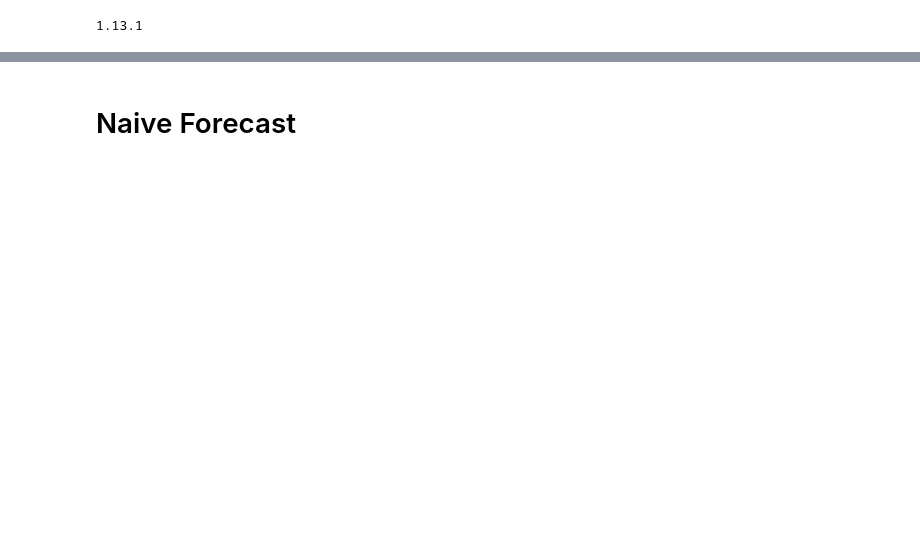
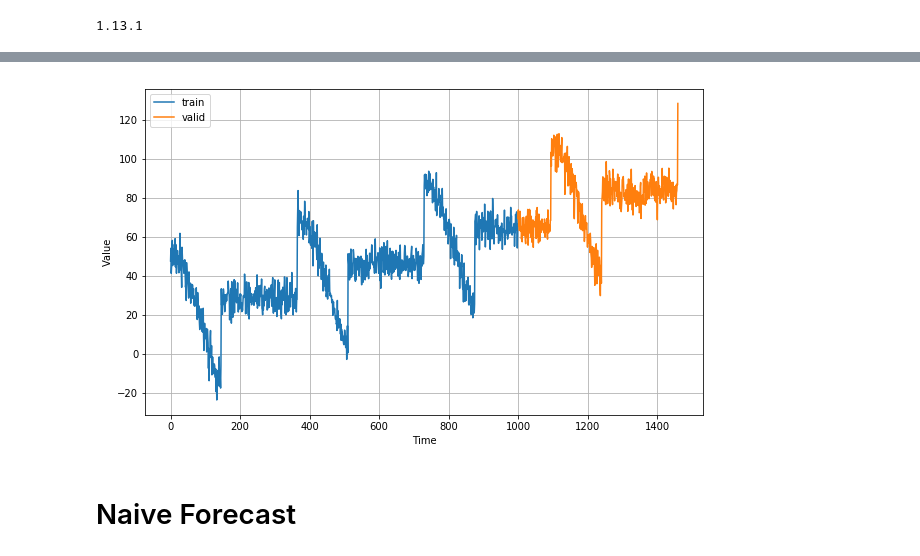
Before and after one commit to damiansp/TS, a Jupyter notebook: coursera/sequencesTSAndPrediction/01_intro_to_TS/03_forecasting.py.ipynb, the cells around one changed output, grey strips where cells are left out. Saved outputs shown, nothing was run; the diff lists cells and outputs as text; code cells hidden in the pictures; blank space fills up the shorter version.

```diff
--- a/coursera/sequencesTSAndPrediction/01_intro_to_TS/03_forecasting.py.ipynb
+++ b/coursera/sequencesTSAndPrediction/01_intro_to_TS/03_forecasting.py.ipynb
@@ -55,2 +56,15 @@ plot_series(time, series)
+# %%
+split_time = 1000
+time_train = time[:split_time]
+x_train = series[:split_time]
+time_valid = time[split_time:]
+x_valid = series[split_time:]
+
+plt.figure(figsize=(10, 6))
+plot_series(time_train, x_train, label='train')
+plot_series(time_valid, x_valid, label='valid')
+plt.legend();
+# %% [output]
+[figure, added]
 # %% [markdown]
 # Naive Forecast
```
Also changed, not shown: parts of 16 cells of this notebook.
